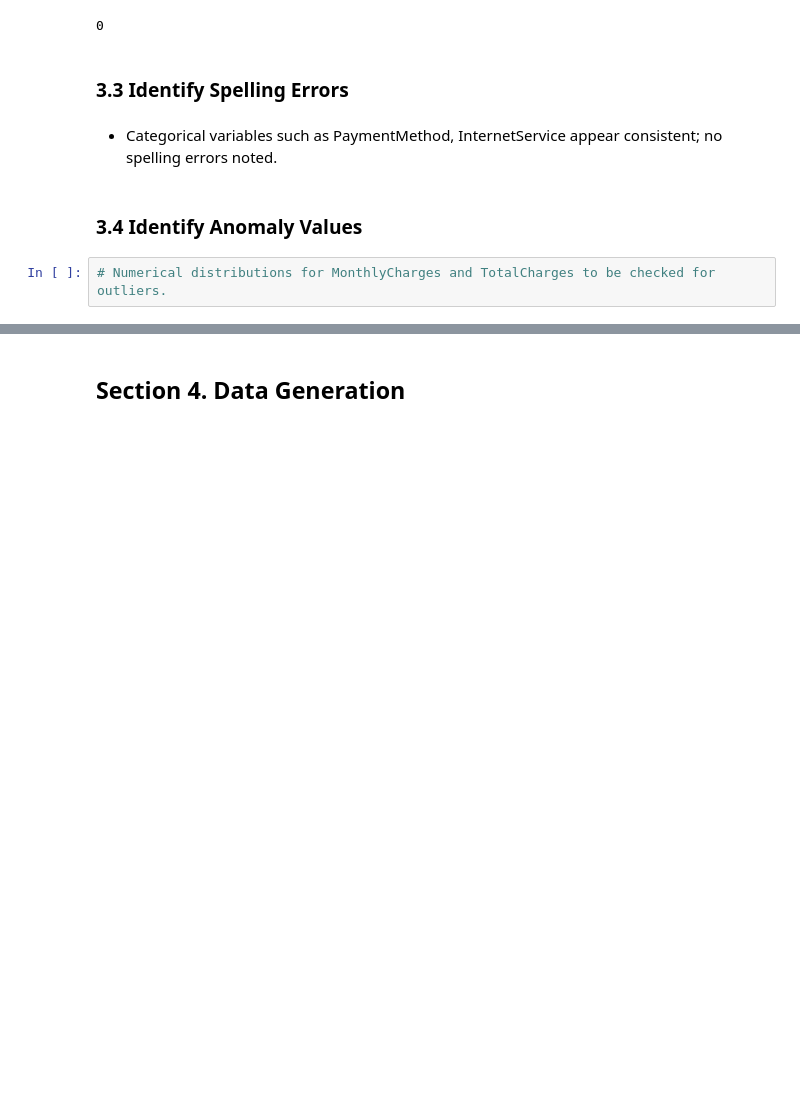
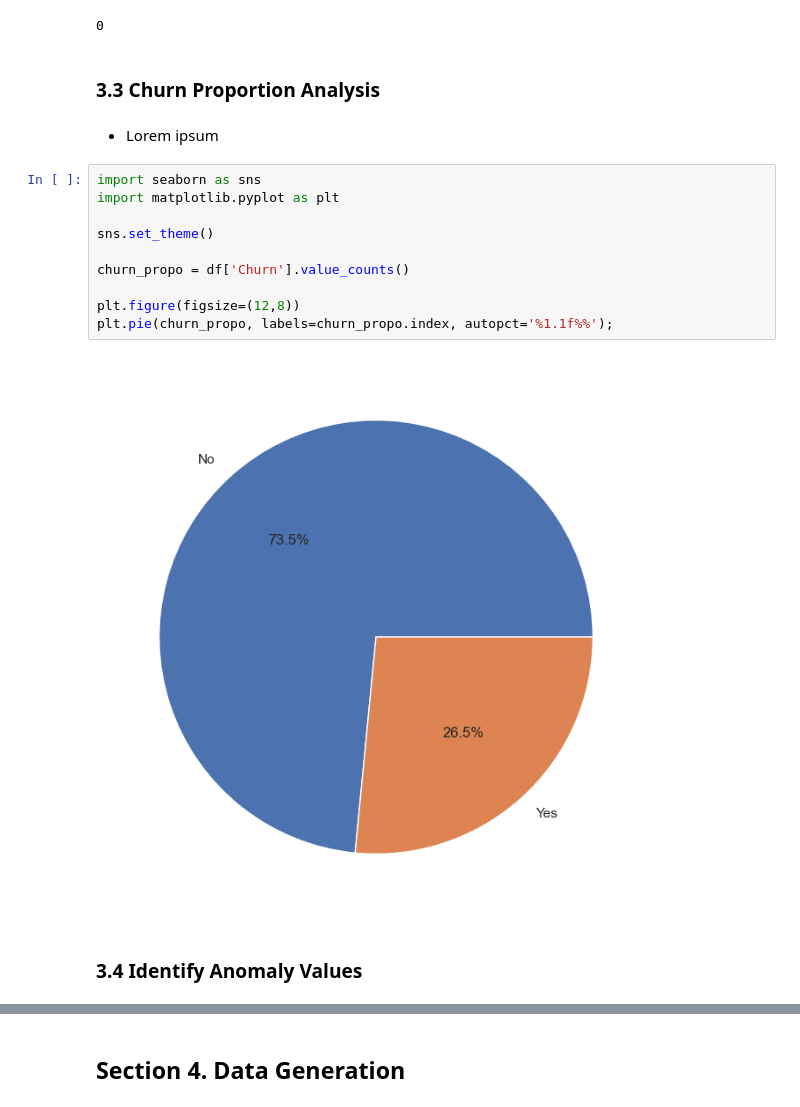
Before and after one commit to hansdarmawann/telco-churn, a Jupyter notebook: notebooks/1.0-hdr-inital-notebook.ipynb, the cells around one changed output, grey strips where cells are left out. Cells and saved outputs as stored; diff of their text form; blank space fills up the shorter version.

```diff
--- a/notebooks/1.0-hdr-inital-notebook.ipynb
+++ b/notebooks/1.0-hdr-inital-notebook.ipynb
@@ -207,10 +243,20 @@ df.duplicated().sum()
 # %% [output]
 0
 # %% [markdown]
-### **3.3 Identify Spelling Errors**
+### **3.3 Churn Proportion Analysis**
-# %% [markdown]
-- Categorical variables such as PaymentMethod, InternetService appear consistent; no spelling errors noted.
+# %% [markdown]
+- Lorem ipsum
+# %%
+import seaborn as sns
+import matplotlib.pyplot as plt
+
+sns.set_theme()
+
+churn_propo = df['Churn'].value_counts()
+
+plt.figure(figsize=(12,8))
+plt.pie(churn_propo, labels=churn_propo.index, autopct='%1.1f%%');
+# %% [output]
+[figure, added]
 # %% [markdown]
 ### **3.4 Identify Anomaly Values**
-# %%
-# Numerical distributions for MonthlyCharges and TotalCharges to be checked for outliers.
```
Also changed, not shown: parts of 5 cells of this notebook.
